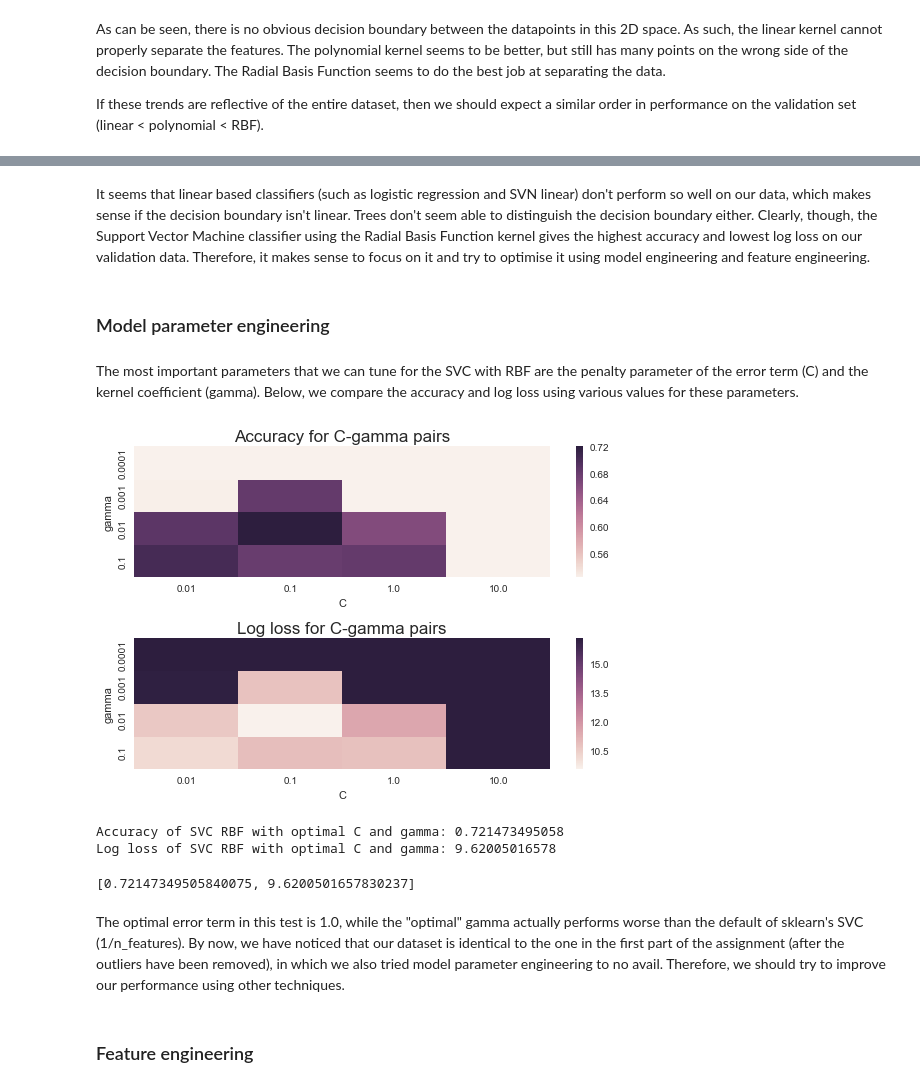
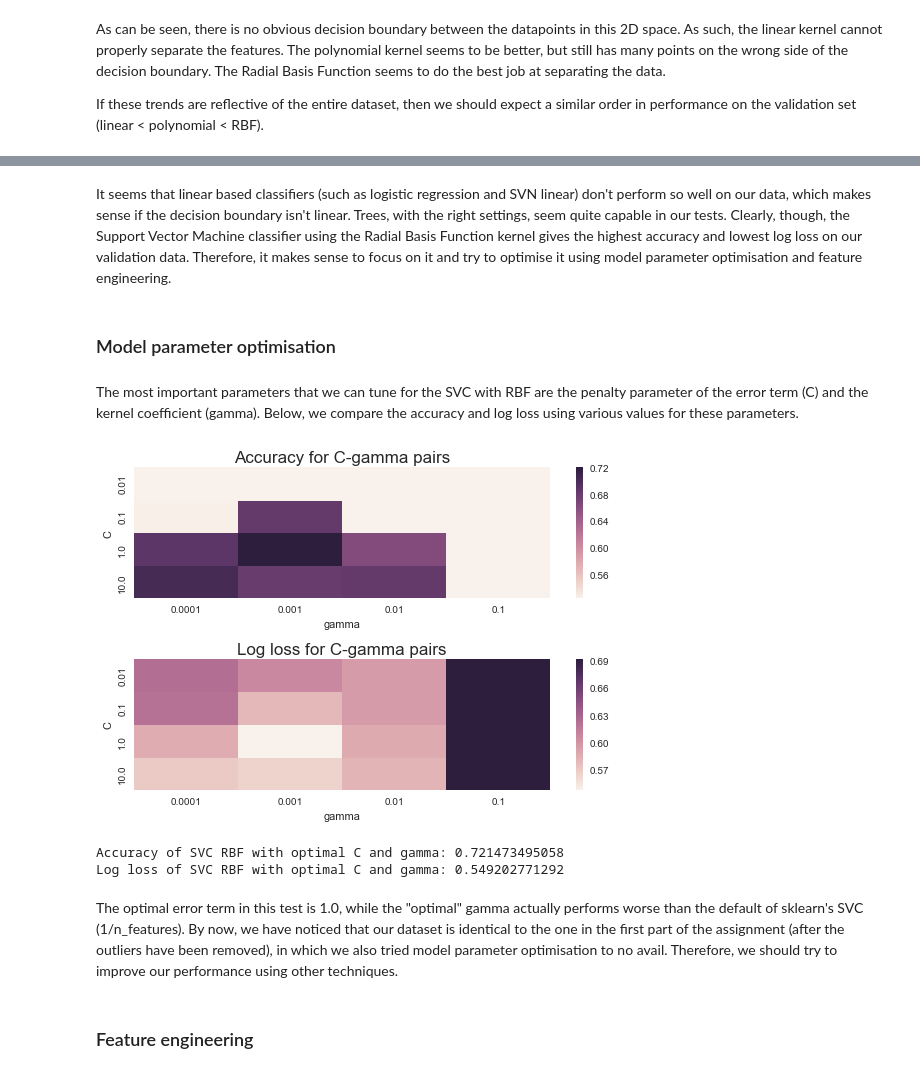
Before and after one commit to Dr-Alan-Turing/IAMachineLearning, a Jupyter notebook: 07_Assignment_3.ipynb, the cells around one changed output, grey strips where cells are left out. Saved outputs shown, nothing was run; the diff lists cells and outputs as text; code cells hidden in the pictures.

Commit message:
Assignment 3 (switched to pred_proba)

```diff
--- a/07_Assignment_3.ipynb
+++ b/07_Assignment_3.ipynb
@@ -853,8 +840,8 @@ We're going to be trying out and printing the results of several classifiers, so
 def calc_accuracy_and_logloss(estimator, X_train, y_train, X_valid, y_valid, description=None):
     """Calculates, displays and returns accuracy and log_loss for the given estimator"""
     estimator.fit(X_train, y_train)
-    y_valid_pred = estimator.predict(X_valid)
-    accuracy, logloss = estimator.score(X_valid, y_valid), log_loss(y_true=y_valid, y_pred=y_valid_pred)
+    accuracy = estimator.score(X_valid, y_valid)
+    logloss = log_loss(y_pred=estimator.predict_proba(X_valid), y_true=y_valid)
     if description:
         print('Accuracy of {0}: {1}'.format(description, accuracy))
         print('Log loss of {0}: {1}'.format(description, logloss))
@@ -1021,16 +999,15 @@ Blablabla
 To get a better view of this, we can inspect the decision boundary of various SVC kernels between features. For this example, we select two attributes: dim21 and dim76 (because they are important features, as shown further below).
 # %%
 # Train SVC classifiers with dim21 and dim63
-t_t = stand_scaler.transform(train_B[attributes])
-X_train_21_76 = t_t[:,[20,75]]
+X_t_matrix = stand_scaler.transform(train_B[attributes])
+X_train_21_76 = X_t_matrix[:,[20,75]]
 svc_lin_temp = SVC(kernel='linear').fit(X_train_21_76, y_train)
 svc_poly_temp = SVC(kernel='poly').fit(X_train_21_76, y_train)
 svc_rbf_temp = SVC(kernel='rbf').fit(X_train_21_76, y_train)
 # Plot decision boundaires
 svc_classifiers_temp = [svc_lin_temp, svc_poly_temp, svc_rbf_temp]
 y_tr = y_train # necessary for function
-show_svc_decision_boundaries(svc_classifiers_temp, X_train_21_76, \
-                                     title=['Linear', 'Polynomial', 'RBF'])
+show_svc_decision_boundaries(svc_classifiers_temp, X_train_21_76, title=['Linear', 'Polynomial', 'RBF'])
 # %% [output]
 [figure]
 # %% [markdown]
@@ -1089,7 +1060,7 @@ plt.show()
 # %% [markdown]
-It seems that linear based classifiers (such as logistic regression and SVN linear) don't perform so well on our data, which makes sense if the decision boundary isn't linear. Trees don't seem able to distinguish the decision boundary either. Clearly, though, the Support Vector Machine classifier using the Radial Basis Function kernel gives the highest accuracy and lowest log loss on our validation data. Therefore, it makes sense to focus on it and try to optimise it using model engineering and feature engineering.
+It seems that linear based classifiers (such as logistic regression and SVN linear) don't perform so well on our data, which makes sense if the decision boundary isn't linear. Trees, with the right settings, seem quite capable in our tests. Clearly, though, the Support Vector Machine classifier using the Radial Basis Function kernel gives the highest accuracy and lowest log loss on our validation data. Therefore, it makes sense to focus on it and try to optimise it using model parameter optimisation and feature engineering.
 # %% [markdown]
-### Model parameter engineering
+### Model parameter optimisation
 # %% [markdown]
 The most important parameters that we can tune for the SVC with RBF are the penalty parameter of the error term (C) and the kernel coefficient (gamma). Below, we compare the accuracy and log loss using various values for these parameters.
 # %%
@@ -1098,48 +1069,47 @@ Cs = np.logspace(-2, 1, 4)
 gs = np.logspace(-4, -1, 4)
 acc_scores = np.zeros((4,4))
 log_scores = np.zeros((4,4))
 row = 0
 for c in Cs:
     col = 0
     for g in gs:
-        svc_rbf_temp = SVC(kernel='rbf', gamma=g, C=c)
+        svc_rbf_temp = SVC(kernel='rbf', gamma=g, C=c, probability=True)
         acc_scores[row][col], log_scores[row][col] = \
             calc_accuracy_and_logloss(svc_rbf_temp, X_train, y_train, X_valid, y_valid)
         col += 1
     row += 1
 
 # Visualise heatmap of accuracy for C-gamma pairs
 plt.subplot(2,1,1)
-sns.heatmap(data=acc_scores, xticklabels=Cs, yticklabels=gs)
+sns.heatmap(data=acc_scores, xticklabels=gs, yticklabels=Cs)
 plt.title('Accuracy for C-gamma pairs', fontsize=17)
-plt.xlabel('C')
-plt.ylabel('gamma')
+plt.xlabel('gamma')
+plt.ylabel('C')
 # Visualise heatmap of accuracy for C-gamma pairs
 plt.subplot(2,1,2)
-sns.heatmap(data=log_scores, xticklabels=Cs, yticklabels=gs)
+sns.heatmap(data=log_scores, xticklabels=gs, yticklabels=Cs)
 plt.title('Log loss for C-gamma pairs', fontsize=17)
-plt.xlabel('C')
-plt.ylabel('gamma')
+plt.xlabel('gamma')
+plt.ylabel('C')
 plt.subplot(2,1,2)
 
 plt.tight_layout()
 plt.show()
 
 # Get optimal C-gamma pair
 optimal_C_g_indexes = unravel_index(log_scores.argmin(), log_scores.shape)
 optimal_C = Cs[optimal_C_g_indexes[0]]
 optimal_gamma = gs[optimal_C_g_indexes[1]]
 
 # Get accuracy and log loss with optimal parameters
-svc_rbf_temp = SVC(kernel='rbf', gamma=optimal_gamma, C=optimal_C)
-calc_accuracy_and_logloss(svc_rbf_temp, X_train, y_train, X_valid, y_valid, 'SVC RBF with optimal C and gamma')
+svc_rbf_temp = SVC(kernel='rbf', gamma=optimal_gamma, C=optimal_C, probability=True)
+_= calc_accuracy_and_logloss(svc_rbf_temp, X_train, y_train, X_valid, y_valid, 'SVC RBF with optimal C and gamma')
 # %% [output]
-[figure, old version]
+[figure, new version]
 Accuracy of SVC RBF with optimal C and gamma: 0.721473495058
-Log loss of SVC RBF with optimal C and gamma: 9.62005016578
+Log loss of SVC RBF with optimal C and gamma: 0.549202771292
-[0.72147349505840075, 9.6200501657830237]
 # %% [markdown]
-The optimal error term in this test is 1.0, while the "optimal" gamma actually performs worse than the default of sklearn's SVC (1/n_features). By now, we have noticed that our dataset is identical to the one in the first part of the assignment (after the outliers have been removed), in which we also tried model parameter engineering to no avail. Therefore, we should try to improve our performance using other techniques.
+The optimal error term in this test is 1.0, while the "optimal" gamma actually performs worse than the default of sklearn's SVC (1/n_features). By now, we have noticed that our dataset is identical to the one in the first part of the assignment (after the outliers have been removed), in which we also tried model parameter optimisation to no avail. Therefore, we should try to improve our performance using other techniques.
 # %% [markdown]
 ### Feature engineering
 # %% [markdown]
```
Also changed, not shown: parts of 38 cells of this notebook.
